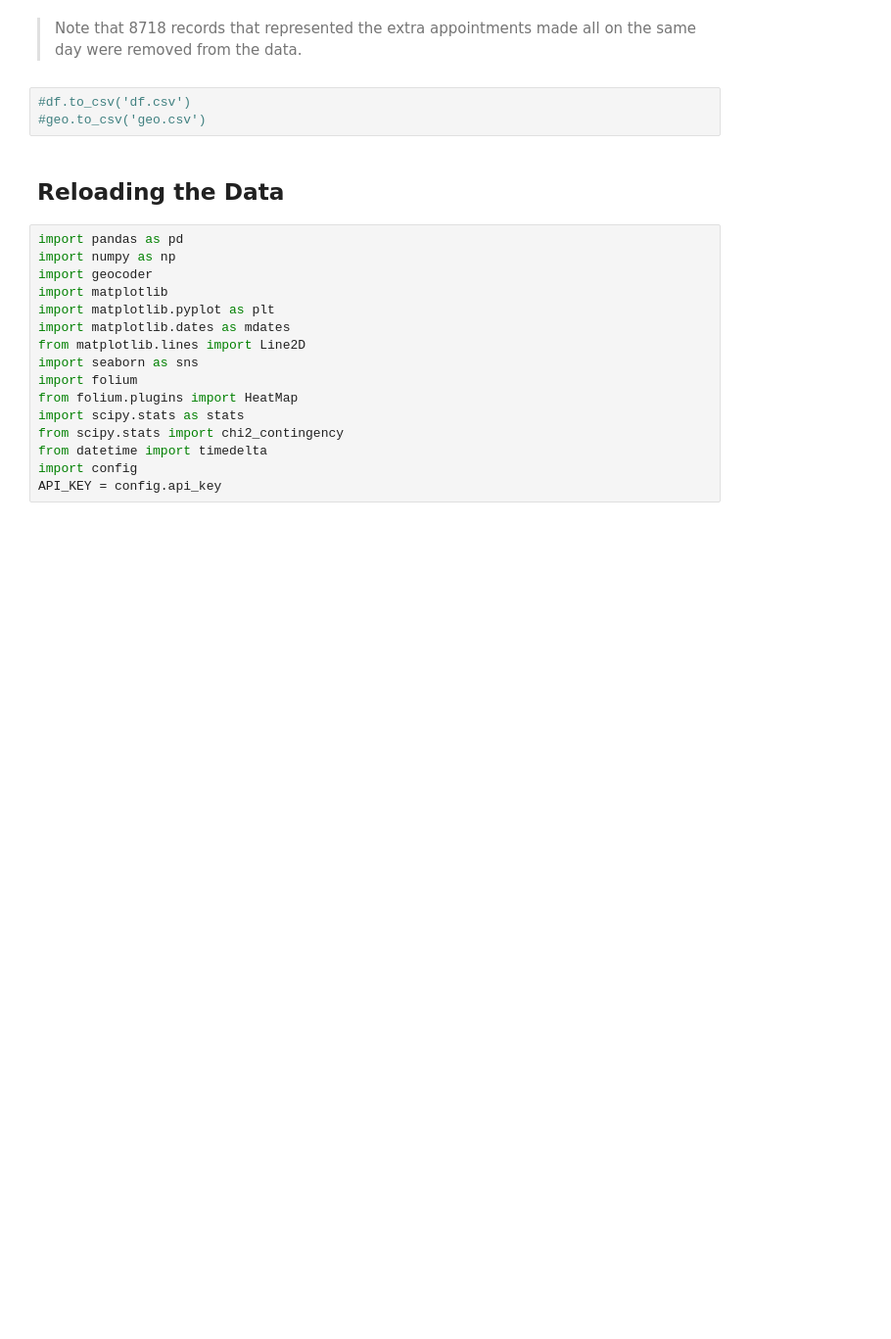
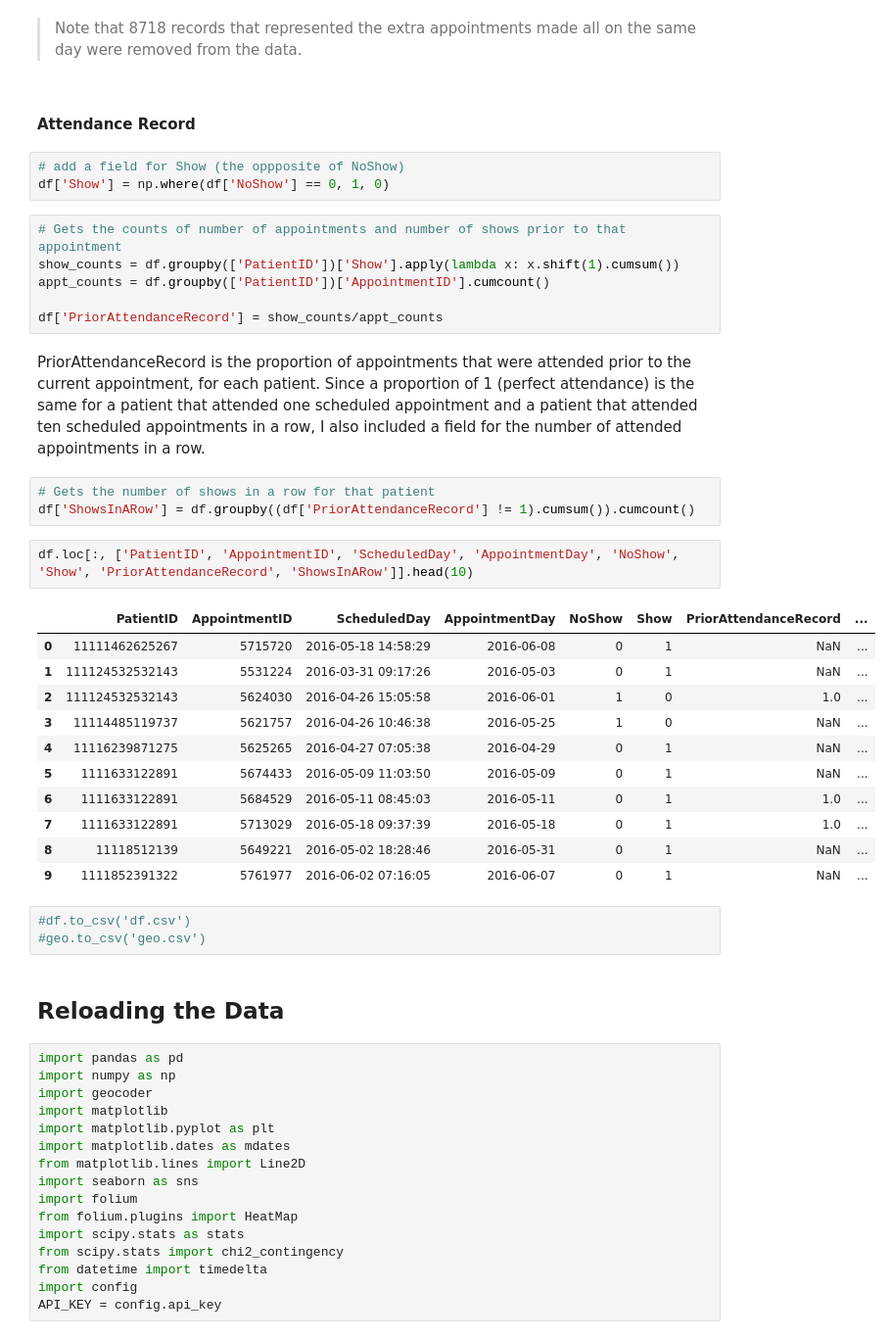
Before and after one commit to jaclynrich/appt-no-show, a Jupyter notebook: appt-no-show.ipynb, the cells around one changed output. Shown at 98% size. Cells and saved outputs as stored; diff of their text form; blank space fills up the shorter version.

Commit message:
feat: add Show, PriorAttendanceRecord, ShowsInARow fields

```diff
--- a/appt-no-show.ipynb
+++ b/appt-no-show.ipynb
@@ -550,5 +879,35 @@ len(ow) - len(df)
 # %% [markdown]
 > Note that 8718 records that represented the extra appointments made all on the same day were removed from the data.
+# %% [markdown]
+#### Attendance Record
+# %%
+# add a field for Show (the oppposite of NoShow)
+df['Show'] = np.where(df['NoShow'] == 0, 1, 0)
+# %%
+# Gets the counts of number of appointments and number of shows prior to that appointment
+show_counts = df.groupby(['PatientID'])['Show'].apply(lambda x: x.shift(1).cumsum())
+appt_counts = df.groupby(['PatientID'])['AppointmentID'].cumcount()
+
+df['PriorAttendanceRecord'] = show_counts/appt_counts
+# %% [markdown]
+PriorAttendanceRecord is the proportion of appointments that were attended prior to the current appointment, for each patient.  Since a proportion of 1 (perfect attendance) is the same for a patient that attended one scheduled appointment and a patient that attended ten scheduled appointments in a row, I also included a field for the number of attended appointments in a row.
+# %%
+# Gets the number of shows in a row for that patient
+df['ShowsInARow'] = df.groupby((df['PriorAttendanceRecord'] != 1).cumsum()).cumcount()
+# %%
+df.loc[:, ['PatientID', 'AppointmentID', 'ScheduledDay', 'AppointmentDay', 'NoShow', 'Show', 'PriorAttendanceRecord', 'ShowsInARow']].head(10)
+# %% [output]
+|  | PatientID | AppointmentID | ScheduledDay | AppointmentDay | NoShow | Show | PriorAttendanceRecord | ... |
+| 0 | 11111462625267 | 5715720 | 2016-05-18 14:58:29 | 2016-06-08 | 0 | 1 | NaN | ... |
+| 1 | 111124532532143 | 5531224 | 2016-03-31 09:17:26 | 2016-05-03 | 0 | 1 | NaN | ... |
+| 2 | 111124532532143 | 5624030 | 2016-04-26 15:05:58 | 2016-06-01 | 1 | 0 | 1.0 | ... |
+| 3 | 11114485119737 | 5621757 | 2016-04-26 10:46:38 | 2016-05-25 | 1 | 0 | NaN | ... |
+| 4 | 11116239871275 | 5625265 | 2016-04-27 07:05:38 | 2016-04-29 | 0 | 1 | NaN | ... |
+| 5 | 1111633122891 | 5674433 | 2016-05-09 11:03:50 | 2016-05-09 | 0 | 1 | NaN | ... |
+| 6 | 1111633122891 | 5684529 | 2016-05-11 08:45:03 | 2016-05-11 | 0 | 1 | 1.0 | ... |
+| 7 | 1111633122891 | 5713029 | 2016-05-18 09:37:39 | 2016-05-18 | 0 | 1 | 1.0 | ... |
+| 8 | 11118512139 | 5649221 | 2016-05-02 18:28:46 | 2016-05-31 | 0 | 1 | NaN | ... |
+| 9 | 1111852391322 | 5761977 | 2016-06-02 07:16:05 | 2016-06-07 | 0 | 1 | NaN | ... |
 # %%
 #df.to_csv('df.csv')
 #geo.to_csv('geo.csv')
```
Also changed, not shown: parts of 130 cells of this notebook.
